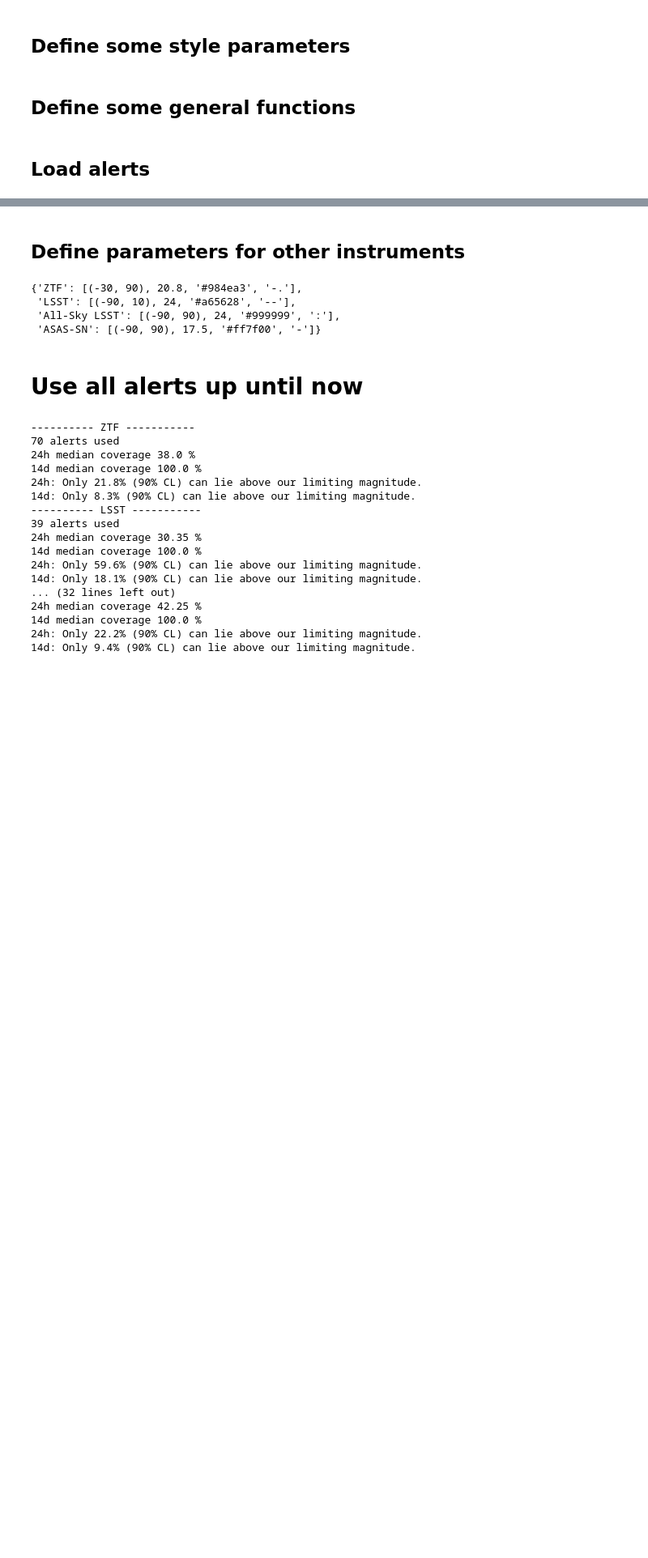
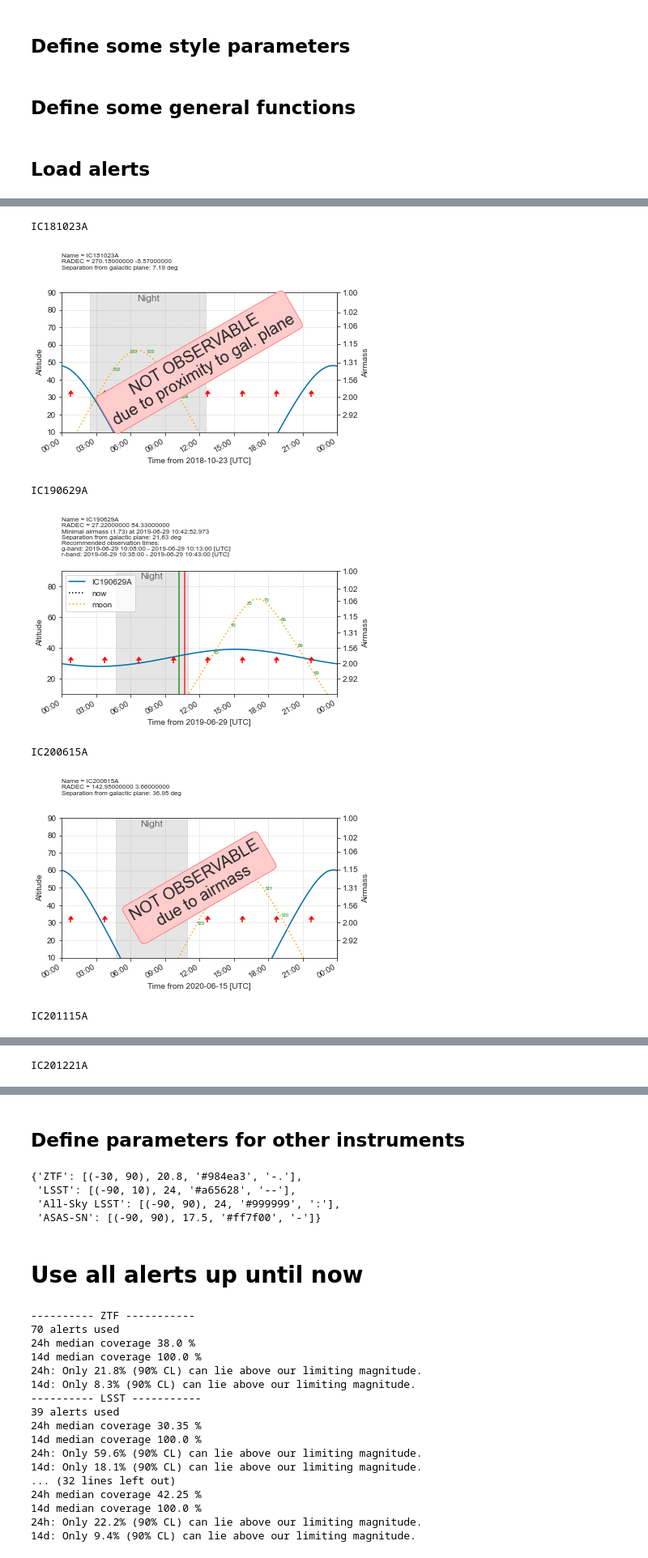
Before and after one commit to JannisNe/nu_stat_for_asassn_paper, a Jupyter notebook: limits_other_inst.ipynb, the cells around one changed output, grey strips where cells are left out. Shown: that part at 81% size. Cells and saved outputs as stored; diff of their text form; code cells hidden in the pictures; blank space fills up the shorter version.

```diff
--- a/limits_other_inst.ipynb
+++ b/limits_other_inst.ipynb
@@ -135,0 +273,25 @@ print(N_time, "alerts used when mimicing ZTF time")
+# %%
+name = "IC201007A" # Name of the alert object
+
+for ev in mimiced_ztf_alerts[~in_re_sel]:
+    print(ev)
+    m = np.array(ev == use_alert_time_masked.Event)
+    r = use_alert_time_masked[m]
+    t = Time(r["arrival time [UT]"].iloc[0], location=icecube_loc)
+    date =t.to_datetime().strftime("%Y-%m-%d") #This is optional, defaults to today
+    # Now no ra and dec values are given, but alertsource
+    # is set to 'icecube'. This enables GCN archive parsing
+    # for the alert name. If it is not found, it will use
+    #the latest GCN notice (these are automated).
+
+    plan = PlanObservation(name=ev, date=date, ra=r.RA.iloc[0], dec=r.Dec.iloc[0])
+    plan.plot_target() # Plots the observing conditions
+    plt.show()
+# %% [output]
+IC181023A
+[figure, added]
+IC190629A
+[figure, added]
+IC200615A
+[figure, added]
+IC201115A
@@ -135,0 +299 @@ print(N_time, "alerts used when mimicing ZTF time")
+IC201221A
```
Also changed, not shown: parts of 18 cells of this notebook.
